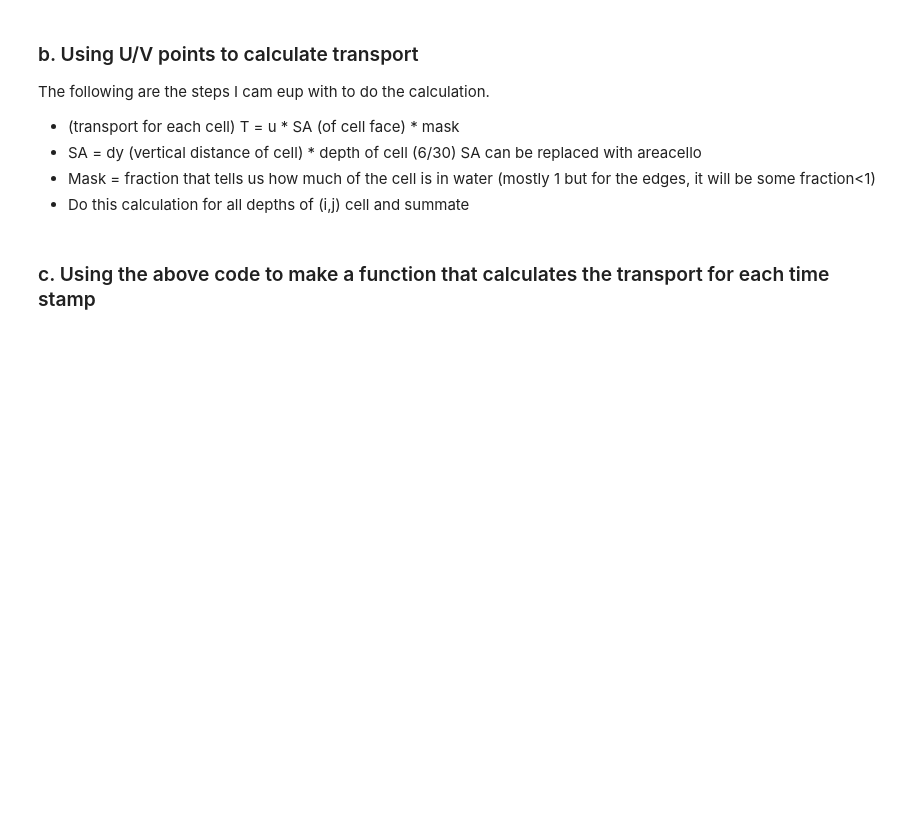
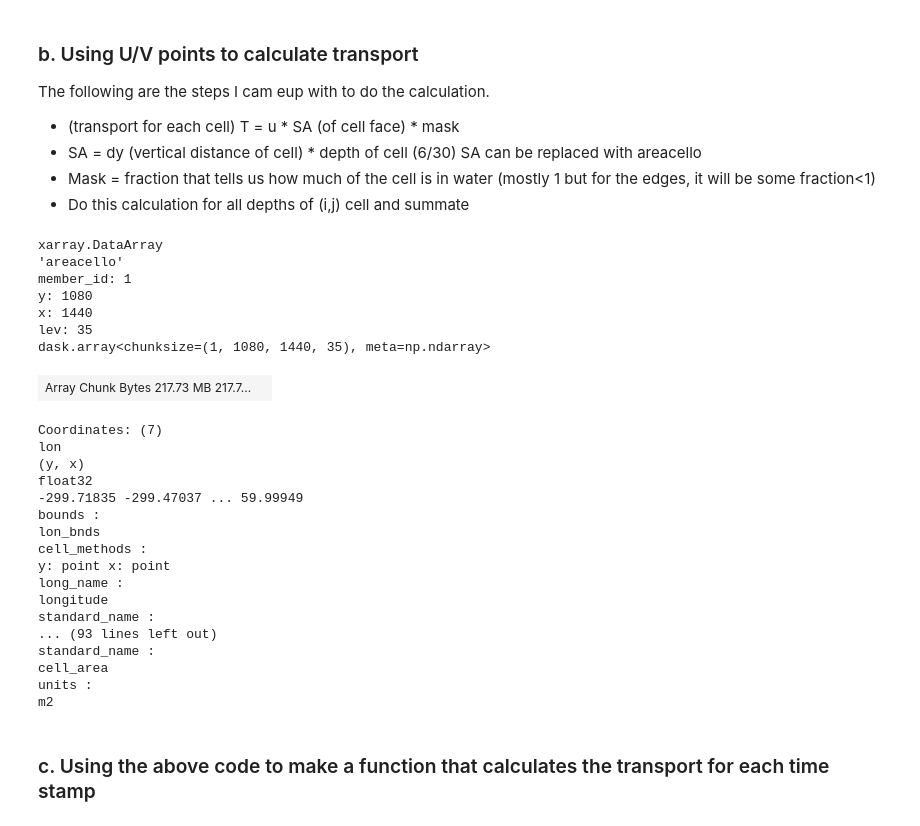
Before and after one commit to disandroa/sectionate, a Jupyter notebook: examples/trans_calc.ipynb, the cells around one changed output. Saved outputs shown, nothing was run; the diff lists cells and outputs as text; code cells hidden in the pictures; blank space fills up the shorter version.

```diff
--- a/examples/trans_calc.ipynb
+++ b/examples/trans_calc.ipynb
@@ -236,7 +238,35 @@ The following are the steps I cam eup with to do the calculation. <br>
 # masked area code from Raf's template
 #    this takes care of multiplying the SA by the mask, so all we have to do is use this area
 #    data for transport calculations
-area_masked = grid1['areacello'].where(~np.isnan(ds['uo'].isel(time=0)))
+area_masked = grid1['areacello'].where(~np.isnan(grid['uo'].isel(time=0)))
+# %%
+area_masked
+# %% [output]
+xarray.DataArray
+'areacello'
+member_id: 1
+y: 1080
+x: 1440
+lev: 35
+dask.array<chunksize=(1, 1080, 1440, 35), meta=np.ndarray>
+| Array Chunk Bytes 217.73 MB 217.7... |  |
+Coordinates: (7)
+lon
+(y, x)
+float32
+-299.71835 -299.47037 ... 59.99949
+bounds :
+lon_bnds
+cell_methods :
+y: point x: point
+long_name :
+longitude
+standard_name :
+... (93 lines left out)
+standard_name :
+cell_area
+units :
+m2
 # %%
 total = []  # array that will store transport across each point in udata
 for pt in udata:
```
Also changed, not shown: parts of 3 cells of this notebook.
